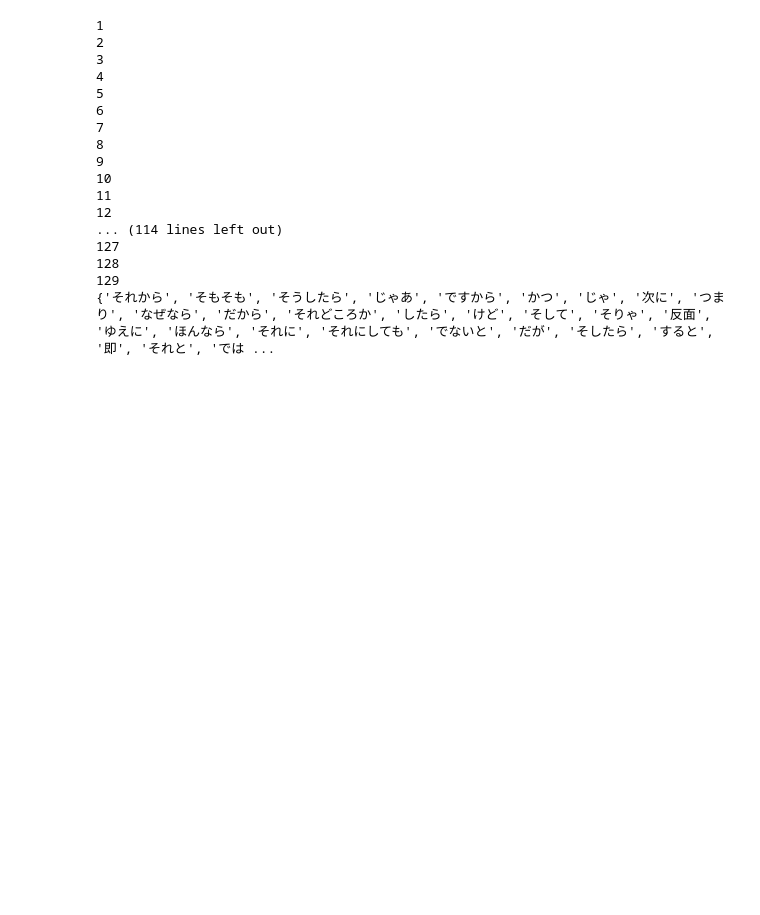
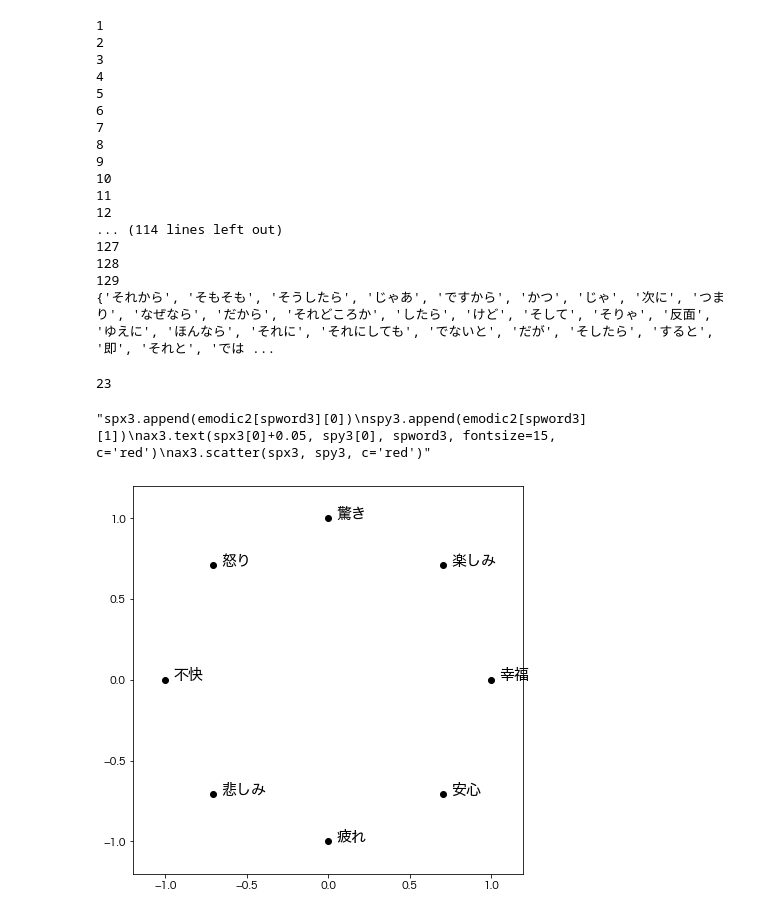
Before and after one commit to midoriba/emotionDic, a Jupyter notebook: main.ipynb, the cells around one changed output. Cells and saved outputs as stored; diff of their text form; code cells hidden in the pictures; blank space fills up the shorter version.

```diff
--- a/main.ipynb
+++ b/main.ipynb
@@ -50,0 +51,4 @@ learntime = 0
+# %%
+learntime = 0
+for key, item in dic.items():
+    print(key, item.value_x, item.value_y)
@@ -273,6 +311,3 @@ print(wordset)
 128
 129
 {'それから', 'そもそも', 'そうしたら', 'じゃあ', 'ですから', 'かつ', 'じゃ', '次に', 'つまり', 'なぜなら', 'だから', 'それどころか', 'したら', 'けど', 'そして', 'そりゃ', '反面', 'ゆえに', 'ほんなら', 'それに', 'それにしても', 'でないと', 'だが', 'そしたら', 'すると', '即', 'それと', 'では ...
-# %%
-j = ['それから', 'そもそも', 'そうしたら', 'じゃあ', 'ですから', 'かつ', 'じゃ', '次に', 'つまり', 'なぜなら', 'だから', 'それどころか', 'したら', 'そして', 'そりゃ', 'ゆえに', 'ほんなら', 'それに', 'それにしても', 'そしたら', 'すると', '即', 'それと', 'では', 'したがって', '例えば', 'こうして', 'それなら', 'そうして', 'しかも', '本当は', 'ほんで', 'なお', 'なら', '一方', 'なので', 'いえ', 'そこで', 'それでいて', 'ほな', 'それで', 'それでも', 'ほんじゃ', 'ちなみに', 'また', 'ってか', 'で', 'それとも', 'ところで', 'あるいは', '追って', 'だって', 'んじゃ', 'てゆーか', 'ただし', 'ましてや', 'ただ', 'てか', 'もしくは', '実は', 'まずは', 'だからこそ', 'そうすると', 'そういや', 'さて', 'または', 'ついで', 'よって', 'それでは', 'いや', 'ないし', 'そうなると']
-g = ['けど', '反面', 'だが', 'でないと', 'けれども', 'しかし', 'じゃが', 'でも', 'ところが', 'けれど', 'それなのに', 'なのに', 'が', 'だけど',]
@@ -278,0 +369,15 @@ g = ['けど', '反面', 'だが', 'でないと', 'けれども', 'しかし',
+# %%
+target_files = os.listdir('display4')
+target_words = [i.replace('display','').replace('202301301540.csv','') for i in target_files]
+len(target_words)
+# %% [output]
+23
+# %%
+res = [[] for i in range(10)]
+for i, f in enumerate(target_files):
+    df = pd.read_csv(f'display5/{f}', encoding='utf-8')
+    for j, w in enumerate(df['lemma'][:10]):
+        res[j].append(w)
+outtxt = '\n'.join([' & '.join(i[:6])+' \\\\' for i in res])
+with open('out.txt', mode='w') as f:
+    f.write(outtxt)
@@ -278,0 +386,49 @@ g = ['けど', '反面', 'だが', 'でないと', 'けれども', 'しかし',
+# %%
+plt.rcParams['font.family'] = 'Hiragino Sans'
+fig3 = plt.figure(figsize=(7,7), dpi=72)
+ax3 = fig3.add_subplot(111)
+
+targs = [270, 315, 0, 45, 90, 225, 180, 135]
+resargs = [270, 315, 315, 45, 90, 180, 135, 135]
+x3 = []
+y3 = []
+z = [0,1,0,0,0,0,1,0]
+for i in resargs:
+    x, y = corpus.argtoxy(i)
+    x3.append(x)
+    y3.append(y)
+ttxtl = ['疲れ','安心', '幸福', '楽しみ', '驚き', '悲しみ', '不快', '怒り']
+txtl = ['疲れ','安心', '安心', '楽しみ', '驚き', '不快', '怒り', '怒り']
+tag3 = []
+spx3 = []
+spy3 = []
+for i in targs:
+    x, y = corpus.argtoxy(i)
+    spx3.append(x)
+    spy3.append(y)
+spword3 = '腹痛'
+'''with open('seeds/emot.txt') as f:
+    fl = f.readlines()
+    for i in fl:
+        lemma, arg = i.split()
+        xp, yp = corpus.argtoxy(int(arg))
+        x3.append(xp)
+        y3.append(yp)
+        tag3.append(lemma)
+        ax3.text(xp+0.05, yp, lemma, fontsize=15)'''
+ax3.set_xlim([-1.2,1.2])
+ax3.set_ylim([-1.2,1.2])
+ax3.scatter(spx3, spy3, c='black')
+#ax3.scatter(x3, y3, c='red')
+for i in range(8):
+    ax3.text(spx3[i]+0.05, spy3[i], ttxtl[i], fontsize=15, c='black')
+#for i in range(8):
+#    ax3.text(x3[i]+0.15, y3[i]+z[i]*0.1, i, fontsize=15, c='red')
+#ax3.text(x3[5]+0.15, y3[5]+0.1, i, fontsize=15, c='red')
+'''spx3.append(emodic2[spword3][0])
+spy3.append(emodic2[spword3][1])
+ax3.text(spx3[0]+0.05, spy3[0], spword3, fontsize=15, c='red')
+ax3.scatter(spx3, spy3, c='red')'''
+# %% [output]
+"spx3.append(emodic2[spword3][0])\nspy3.append(emodic2[spword3][1])\nax3.text(spx3[0]+0.05, spy3[0], spword3, fontsize=15, c='red')\nax3.scatter(spx3, spy3, c='red')"
+[figure, added]
```
Also changed, not shown: parts of 10 cells of this notebook, 8 other files.
